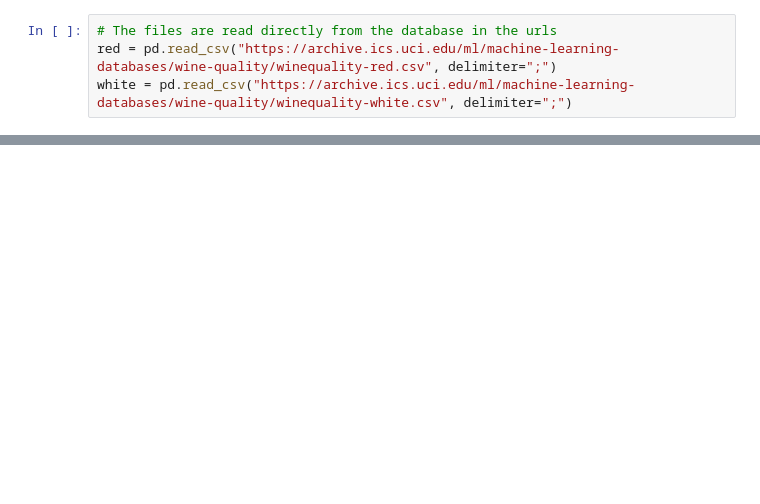
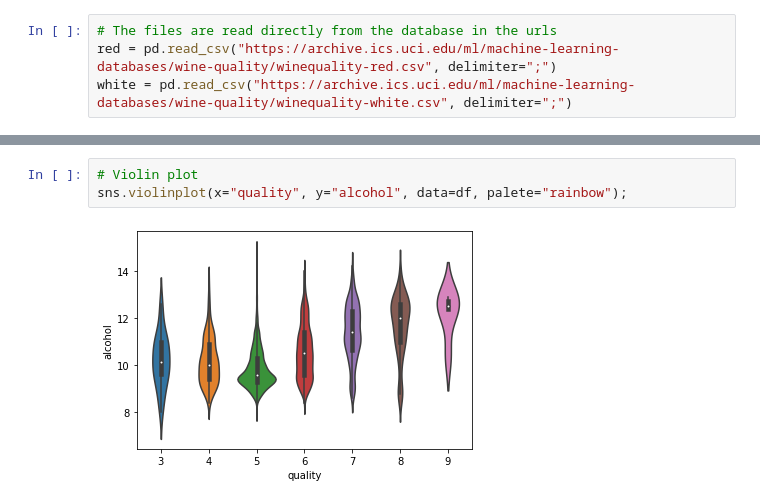
Before and after one commit to Adrieto/DataScience, a Jupyter notebook: Vinos.ipynb, the cells around one changed output, grey strips where cells are left out. Saved outputs shown, nothing was run; the diff lists cells and outputs as text; blank space fills up the shorter version.

```diff
--- a/Vinos.ipynb
+++ b/Vinos.ipynb
@@ -25,0 +40,5 @@ df_new.head()
+# %%
+# Violin plot
+sns.violinplot(x="quality", y="alcohol", data=df, palete="rainbow");
+# %% [output]
+[figure, added]
```
Also changed, not shown: parts of 11 cells of this notebook.
